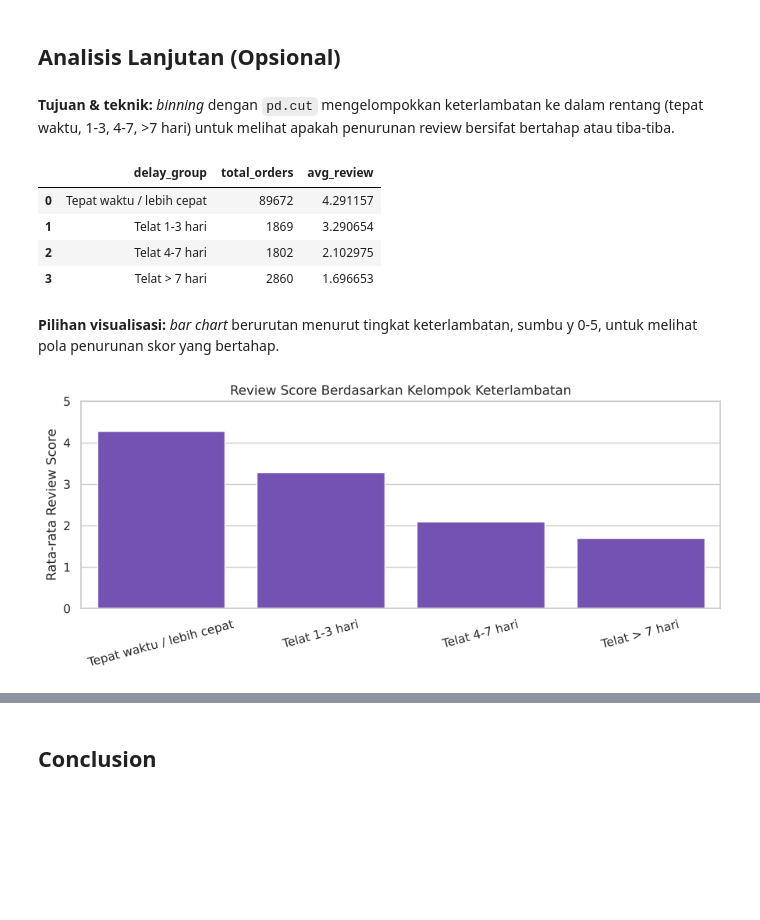
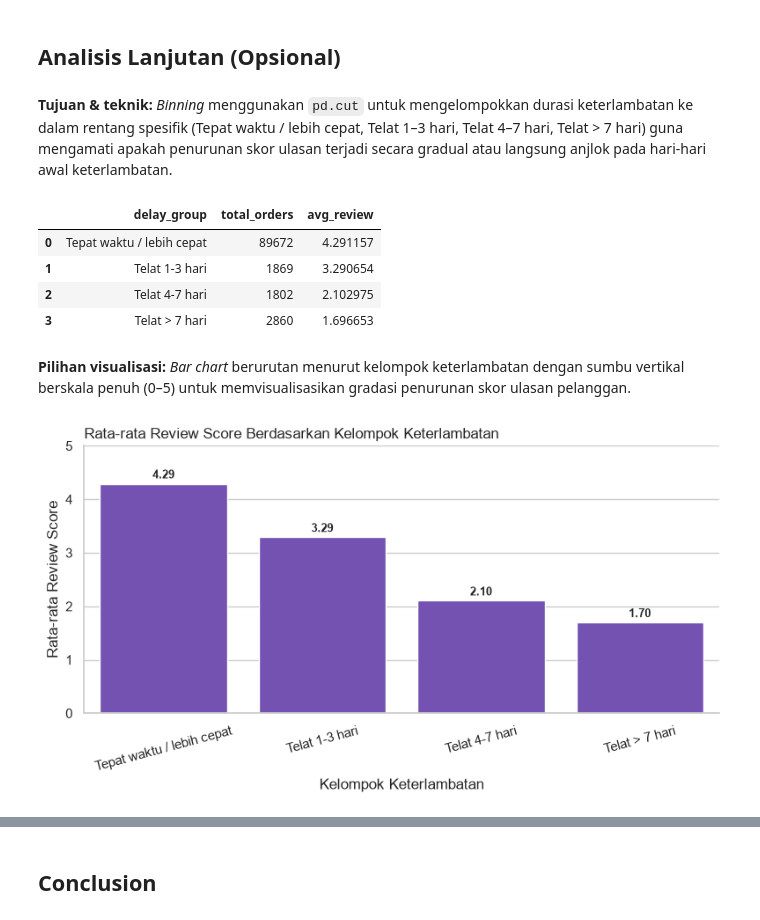
Before and after one commit to kwazoski/submission-analisis-data, a Jupyter notebook: notebook.ipynb, the cells around one changed output, grey strips where cells are left out. Saved outputs shown, nothing was run; the diff lists cells and outputs as text; code cells hidden in the pictures; blank space fills up the shorter version.

```diff
--- a/notebook.ipynb
+++ b/notebook.ipynb
@@ -288,13 +327,17 @@ main_df[["price", "freight_value", "delivery_time_days", "delivery_delay_days",
 # %%
 category_rev = (
     main_df.groupby("product_category_name_english")
-    .agg(total_revenue=("price", "sum"), total_orders=("order_id", "nunique"), total_items=("order_item_id", "count"))
+    .agg(
+        total_revenue=("price", "sum"),
+        total_orders=("order_id", "nunique"),
+        total_items=("order_item_id", "count")
+    )
     .sort_values("total_revenue", ascending=False)
     .reset_index()
 )
 category_rev["revenue_share_pct"] = category_rev["total_revenue"] / category_rev["total_revenue"].sum() * 100
 category_rev["cumulative_share_pct"] = category_rev["revenue_share_pct"].cumsum()
 
-print("Total revenue (R$):", round(main_df["price"].sum(), 2))
+print("Total revenue pesanan delivered (R$):", round(main_df["price"].sum(), 2))
 category_rev.head(10)
 # %% [output]
@@ -450,22 +462,30 @@ plt.show()
 # %%
 overall_late = order_level["is_late"].mean() * 100
-fig, axes = plt.subplots(1, 2, figsize=(15, 5))
+fig, axes = plt.subplots(1, 2, figsize=(15, 5.5))
 
+# Subplot 1: 10 State dengan Persentase Keterlambatan Tertinggi
 top_late = state_stats.head(10)
 bar_colors = ["#d9534f"] * 5 + ["#b0b7bf"] * (len(top_late) - 5)
 axes[0].barh(top_late["customer_state"], top_late["late_pct"], color=bar_colors)
 axes[0].invert_yaxis()
-axes[0].axvline(overall_late, color="black", linestyle="--", linewidth=1)
-axes[0].text(overall_late, len(top_late) - 0.4, f" Rata-rata nasional {overall_late:.1f}%", fontsize=9, va="bottom")
-axes[0].set_title("10 State dengan % Pesanan Terlambat Tertinggi", loc="left")
-axes[0].set_xlabel("Pesanan Terlambat (%)"); axes[0].set_ylabel("State")
+axes[0].axvline(overall_late, color="black", linestyle="--", linewidth=1.2)
+axes[0].text(overall_late + 0.3, len(top_late) - 0.4, f"Rata-rata nasional {overall_late:.1f}%", fontsize=9, va="bottom")
+for i, v in enumerate(top_late["late_pct"]):
+    axes[0].text(v + 0.3, i, f"{v:.1f}%", va="center", fontsize=9)
+axes[0].set_title("10 State dengan % Pesanan Terlambat Tertinggi", loc="left", fontsize=12)
+axes[0].set_xlabel("Pesanan Terlambat (%)")
+axes[0].set_ylabel("State")
+axes[0].set_xlim(0, top_late["late_pct"].max() * 1.15)
 
+# Subplot 2: Perbandingan Review Score Tepat Waktu vs Terlambat
 lv = late_vs_ontime.reset_index()
-axes[1].bar(lv["is_late"], lv["avg_review"], color=["#5cb85c", "#d9534f"])
-axes[1].set_title(f"Pesanan Terlambat: Review Turun {selisih:.2f} Poin", loc="left")
-axes[1].set_xlabel(""); axes[1].set_ylabel("Rata-rata Review Score"); axes[1].set_ylim(0, 5)
+bars_lv = axes[1].bar(lv["is_late"], lv["avg_review"], color=["#5cb85c", "#d9534f"], width=0.5)
+axes[1].set_title(f"Rata-rata Review Score: Tepat Waktu vs Terlambat\n(Selisih Penurunan: {selisih:.2f} Poin)", loc="left", fontsize=12)
+axes[1].set_xlabel("Status Pengiriman")
+axes[1].set_ylabel("Rata-rata Review Score")
+axes[1].set_ylim(0, 5)
 for i, v in enumerate(lv["avg_review"]):
-    axes[1].text(i, v + 0.05, f"{v:.2f}", ha="center")
+    axes[1].text(i, v + 0.1, f"{v:.2f}", ha="center", fontsize=10, fontweight="bold")
 
 sns.despine()
 plt.tight_layout()
@@ -495,7 +528,7 @@ plt.show()
 # %% [markdown]
 ## Analisis Lanjutan (Opsional)
 # %% [markdown]
-**Tujuan & teknik:** *binning* dengan `pd.cut` mengelompokkan keterlambatan ke dalam rentang (tepat waktu, 1-3, 4-7, >7 hari) untuk melihat apakah penurunan review bersifat bertahap atau tiba-tiba.
+**Tujuan & teknik:** *Binning* menggunakan `pd.cut` untuk mengelompokkan durasi keterlambatan ke dalam rentang spesifik (Tepat waktu / lebih cepat, Telat 1–3 hari, Telat 4–7 hari, Telat > 7 hari) guna mengamati apakah penurunan skor ulasan terjadi secara gradual atau langsung anjlok pada hari-hari awal keterlambatan.
 # %%
 # Binning: kelompokkan pesanan berdasarkan lama keterlambatan
 bins = [-np.inf, 0, 3, 7, np.inf]
@@ -511,14 +544,19 @@ delay_group_stats
 | 2 | Telat 4-7 hari | 1802 | 2.102975 |
 | 3 | Telat > 7 hari | 2860 | 1.696653 |
 # %% [markdown]
-**Pilihan visualisasi:** *bar chart* berurutan menurut tingkat keterlambatan, sumbu y 0-5, untuk melihat pola penurunan skor yang bertahap.
+**Pilihan visualisasi:** *Bar chart* berurutan menurut kelompok keterlambatan dengan sumbu vertikal berskala penuh (0–5) untuk memvisualisasikan gradasi penurunan skor ulasan pelanggan.
 # %%
-fig, ax = plt.subplots(figsize=(9, 4))
+fig, ax = plt.subplots(figsize=(8, 4.5))
 sns.barplot(data=delay_group_stats, x="delay_group", y="avg_review", color="#6f42c1", ax=ax)
-ax.set_title("Review Score Berdasarkan Kelompok Keterlambatan")
-ax.set_xlabel(""); ax.set_ylabel("Rata-rata Review Score"); ax.set_ylim(0, 5)
+ax.set_title("Rata-rata Review Score Berdasarkan Kelompok Keterlambatan", fontsize=12, loc="left")
+ax.set_xlabel("Kelompok Keterlambatan")
+ax.set_ylabel("Rata-rata Review Score")
+ax.set_ylim(0, 5)
+for i, v in enumerate(delay_group_stats["avg_review"]):
+    ax.text(i, v + 0.1, f"{v:.2f}", ha="center", fontsize=9, fontweight="bold")
 plt.xticks(rotation=15)
+sns.despine()
 plt.tight_layout()
 plt.show()
 # %% [output]
-[figure, old version]
+[figure, new version]
```
Also changed, not shown: parts of 54 cells of this notebook.
